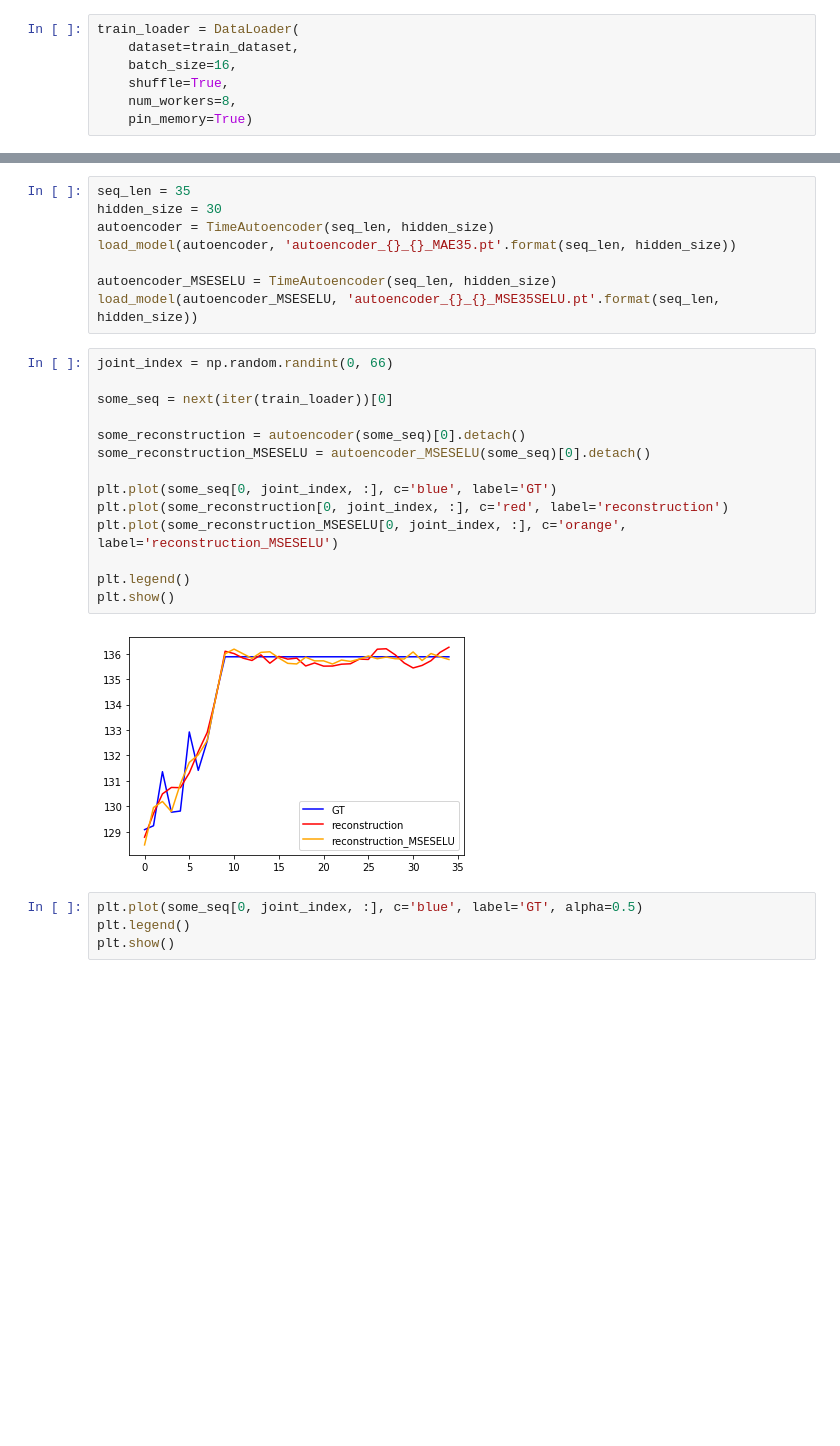
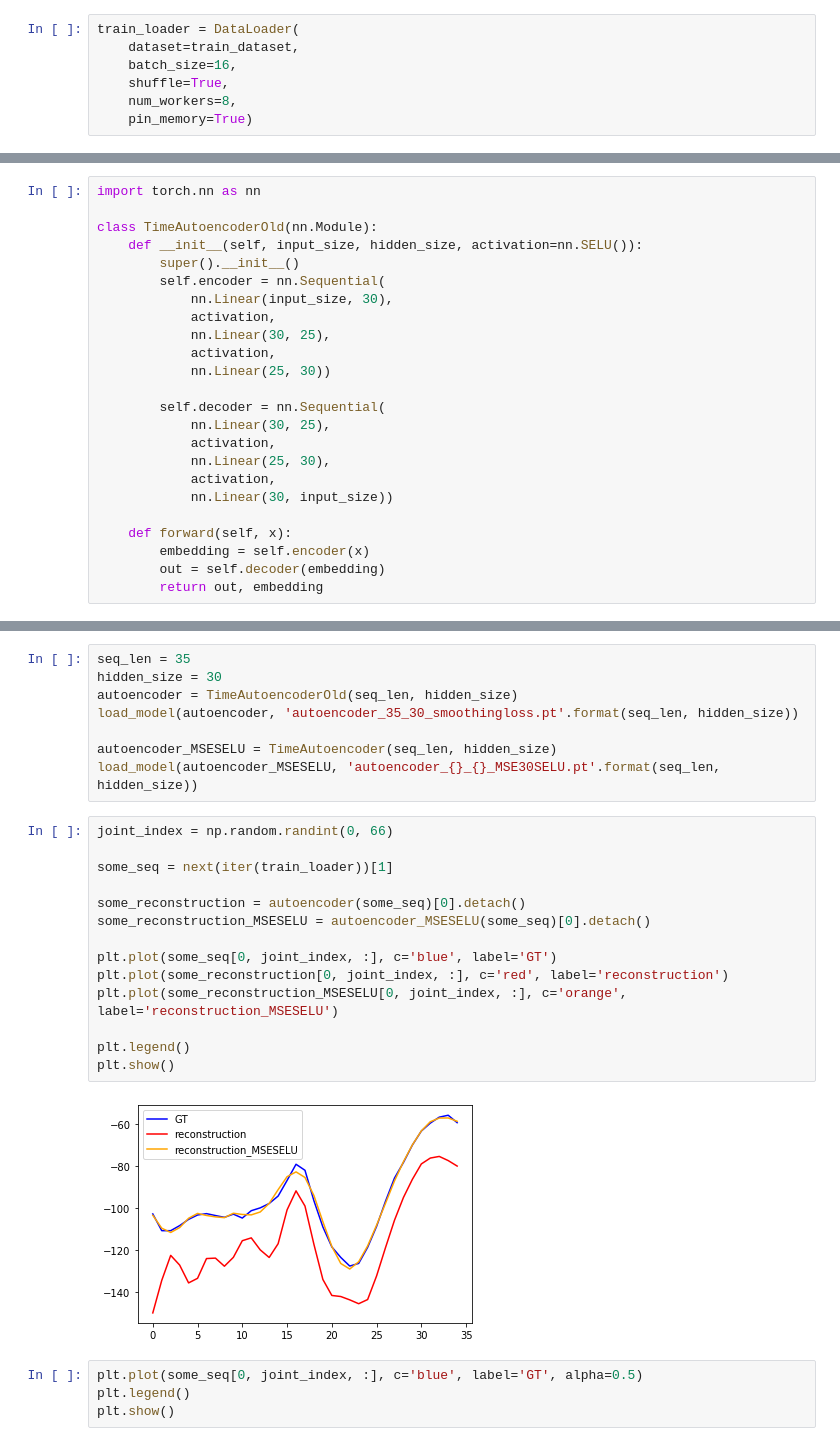
Before and after one commit to tileb1/LearnTrajDep, a Jupyter notebook: Untitled.ipynb, the cells around one changed output, grey strips where cells are left out. Saved outputs shown, nothing was run; the diff lists cells and outputs as text; blank space fills up the shorter version.

```diff
--- a/Untitled.ipynb
+++ b/Untitled.ipynb
@@ -24,0 +26,24 @@ import numpy as np
+# %%
+import torch.nn as nn
+
+class TimeAutoencoderOld(nn.Module):
+    def __init__(self, input_size, hidden_size, activation=nn.SELU()):
+        super().__init__()
+        self.encoder = nn.Sequential(
+            nn.Linear(input_size, 30),
+            activation,
+            nn.Linear(30, 25),
+            activation,
+            nn.Linear(25, 30))
+
+        self.decoder = nn.Sequential(
+            nn.Linear(30, 25),
+            activation,
+            nn.Linear(25, 30),
+            activation,
+            nn.Linear(30, input_size))
+
+    def forward(self, x):
+        embedding = self.encoder(x)
+        out = self.decoder(embedding)
+        return out, embedding
@@ -25,27 +67,27 @@ import numpy as np
 # %%
 seq_len = 35
 hidden_size = 30
-autoencoder = TimeAutoencoder(seq_len, hidden_size)
-load_model(autoencoder, 'autoencoder_{}_{}_MAE35.pt'.format(seq_len, hidden_size))
+autoencoder = TimeAutoencoderOld(seq_len, hidden_size)
+load_model(autoencoder, 'autoencoder_35_30_smoothingloss.pt'.format(seq_len, hidden_size))
 
 autoencoder_MSESELU = TimeAutoencoder(seq_len, hidden_size)
-load_model(autoencoder_MSESELU, 'autoencoder_{}_{}_MSE35SELU.pt'.format(seq_len, hidden_size))
+load_model(autoencoder_MSESELU, 'autoencoder_{}_{}_MSE30SELU.pt'.format(seq_len, hidden_size))
 # %%
 joint_index = np.random.randint(0, 66)
 
-some_seq = next(iter(train_loader))[0]
+some_seq = next(iter(train_loader))[1]
 
 some_reconstruction = autoencoder(some_seq)[0].detach()
 some_reconstruction_MSESELU = autoencoder_MSESELU(some_seq)[0].detach()
 
 plt.plot(some_seq[0, joint_index, :], c='blue', label='GT')
 plt.plot(some_reconstruction[0, joint_index, :], c='red', label='reconstruction')
 plt.plot(some_reconstruction_MSESELU[0, joint_index, :], c='orange', label='reconstruction_MSESELU')
 
 plt.legend()
 plt.show()
 # %% [output]
-[figure, old version]
+[figure, new version]
 # %%
 plt.plot(some_seq[0, joint_index, :], c='blue', label='GT', alpha=0.5)
 plt.legend()
```
Also changed, not shown: parts of 2 cells of this notebook, 2 other files.
